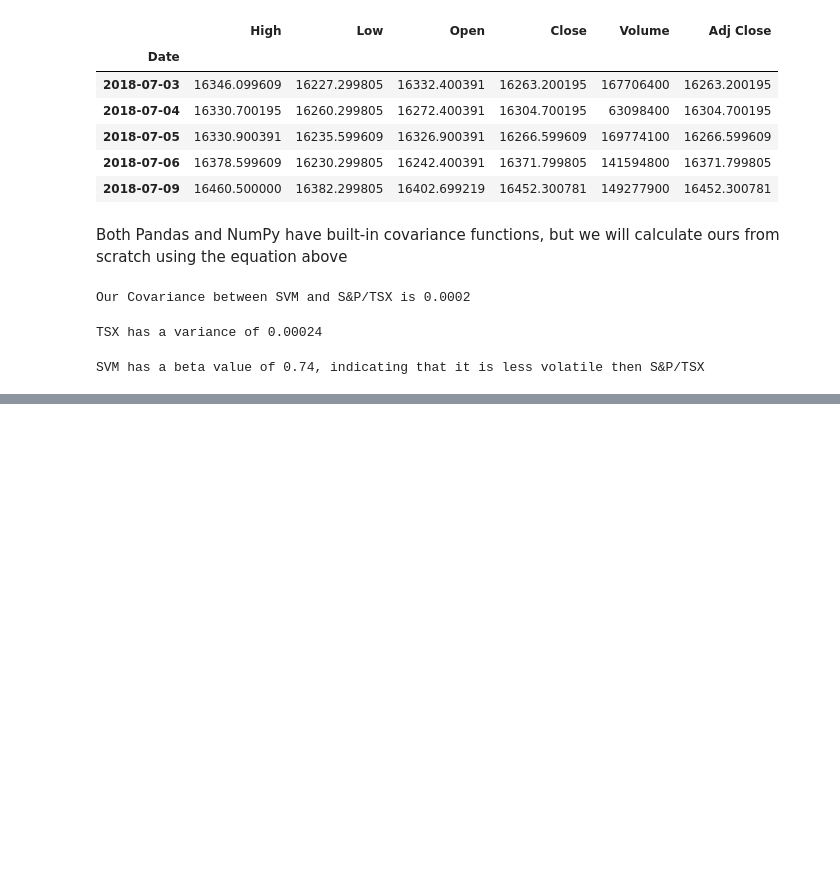
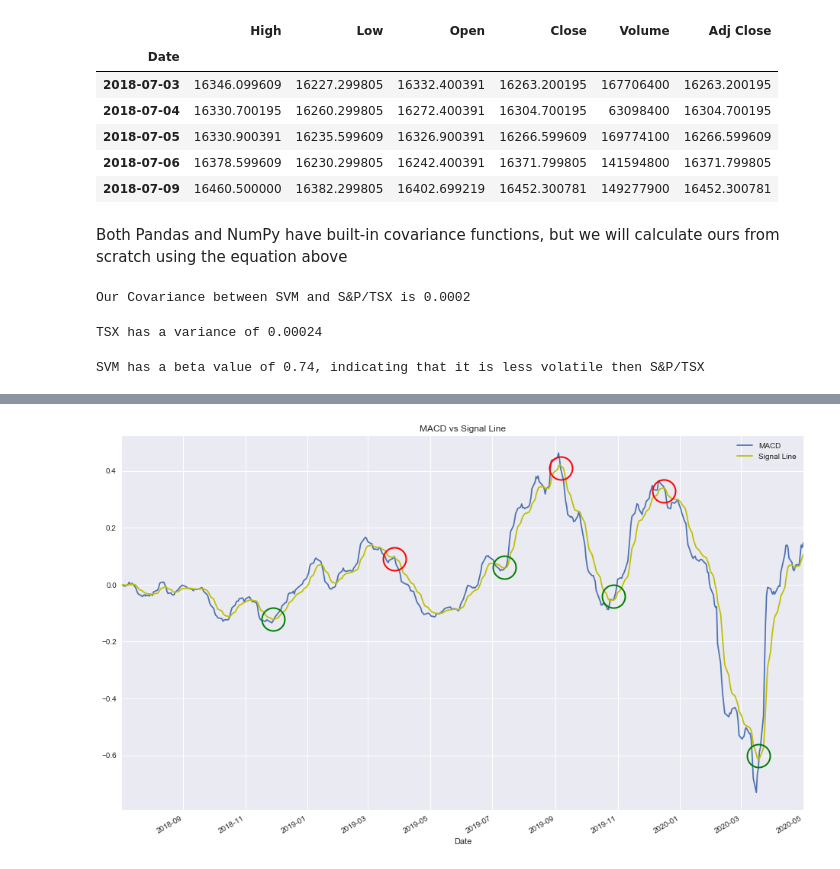
Before and after one commit to Benjamin-Pickers/Stock-Analysis, a Jupyter notebook: Stock analysis/TechnicalAnalysisofSilverCorpMetals.ipynb, the cells around one changed output, grey strips where cells are left out. Saved outputs shown, nothing was run; the diff lists cells and outputs as text; code cells hidden in the pictures; blank space fills up the shorter version.

Commit message:
Completed MACD section

```diff
--- a/Stock analysis/TechnicalAnalysisofSilverCorpMetals.ipynb
+++ b/Stock analysis/TechnicalAnalysisofSilverCorpMetals.ipynb
@@ -155,0 +168,29 @@ SVM has a beta value of 0.74, indicating that it is less volatile then S&P/TSX
+# %%
+svmClose = svm['Adj Close']
+svm['26 EMA'] = svm['Adj Close'].ewm(span=26, adjust=False).mean()
+svm['12 EMA'] = svm['Adj Close'].ewm(span=12, adjust=False).mean()
+
+
+svm['MACD'] = (svm['12 EMA'] - svm['26 EMA'])
+svm['Signal'] = svm['MACD'].ewm(span=9, adjust=False).mean()
+
+fig, ax = plt.subplots()
+
+#Plot MACD and Signal line
+svm['MACD'].plot(label='MACD', figsize=(16,10), title='MACD vs Signal Line')
+svm['Signal'].plot(label='Signal Line', color='y')
+
+#List of major dates where MACD crosses the signal line
+crosses_date= [(datetime.datetime(2018, 11, 28), -0.12, 'g'), (datetime.datetime(2019, 7, 13), 0.06, 'g'),
+               (datetime.datetime(2019, 10, 28), -0.04, 'g'), (datetime.datetime(2020, 3, 18), -0.6, 'g'),
+               (datetime.datetime(2019, 3, 27), 0.09, 'r'), (datetime.datetime(2019, 9, 6), 0.41, 'r'),
+               (datetime.datetime(2019, 12, 16), 0.33, 'r')]
+
+#Plot circle at the dates where MACD crosses the Signal line, with red being for bearish signal and green for bullish
+for d, y, c in crosses_date:
+    md = mdates.date2num(d)
+    ax.plot(md, y, 'o', markersize=30, mec=c, mew='2', mfc='none')
+
+plt.legend();
+# %% [output]
+[figure, added]
```
Also changed, not shown: parts of 5 cells of this notebook.
